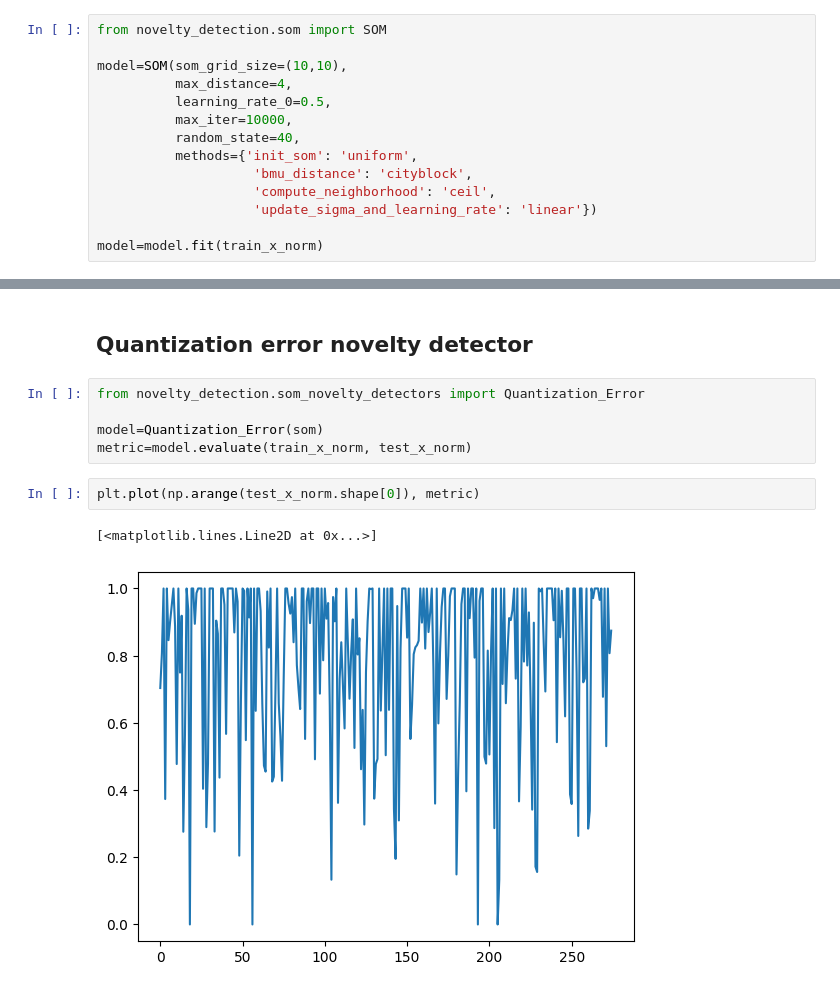
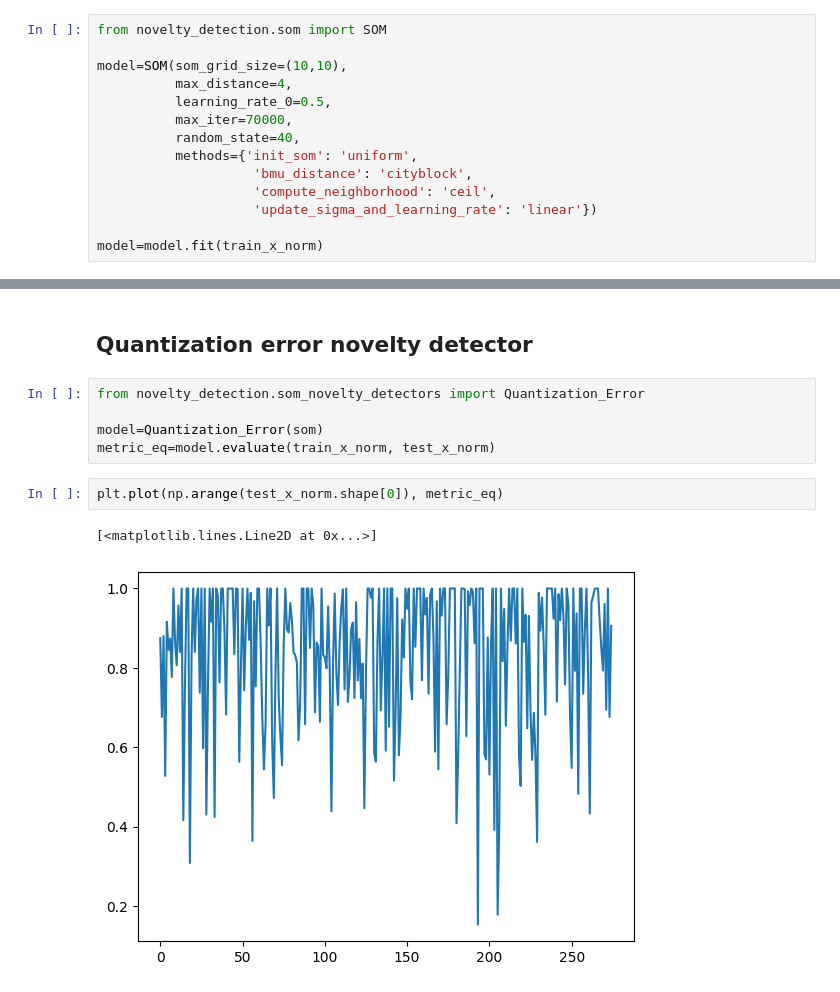
Before and after one commit to opticsensors/HVAC-predictive-control, a Jupyter notebook: notebooks/2.0-custom-som-implementation.ipynb, the cells around one changed output, grey strips where cells are left out. Drawn from its saved outputs; the diff is of its cells as text.

```diff
--- a/notebooks/2.0-custom-som-implementation.ipynb
+++ b/notebooks/2.0-custom-som-implementation.ipynb
@@ -56,7 +56,7 @@ from novelty_detection.som import SOM
 model=SOM(som_grid_size=(10,10),
           max_distance=4,
           learning_rate_0=0.5,
-          max_iter=10000,
+          max_iter=70000,
           random_state=40,
           methods={'init_som': 'uniform',
                     'bmu_distance': 'cityblock',
@@ -140,9 +138,9 @@ plt.plot(np.arange(test_x_norm.shape[0]), metric)
 from novelty_detection.som_novelty_detectors import Quantization_Error
 
 model=Quantization_Error(som)
-metric=model.evaluate(train_x_norm, test_x_norm)
+metric_eq=model.evaluate(train_x_norm, test_x_norm)
 # %%
-plt.plot(np.arange(test_x_norm.shape[0]), metric)
+plt.plot(np.arange(test_x_norm.shape[0]), metric_eq)
 # %% [output]
 [<matplotlib.lines.Line2D at 0x...>]
-[figure, old version]
+[figure, new version]
```
Also changed, not shown: parts of 11 cells of this notebook, 3 other files.
